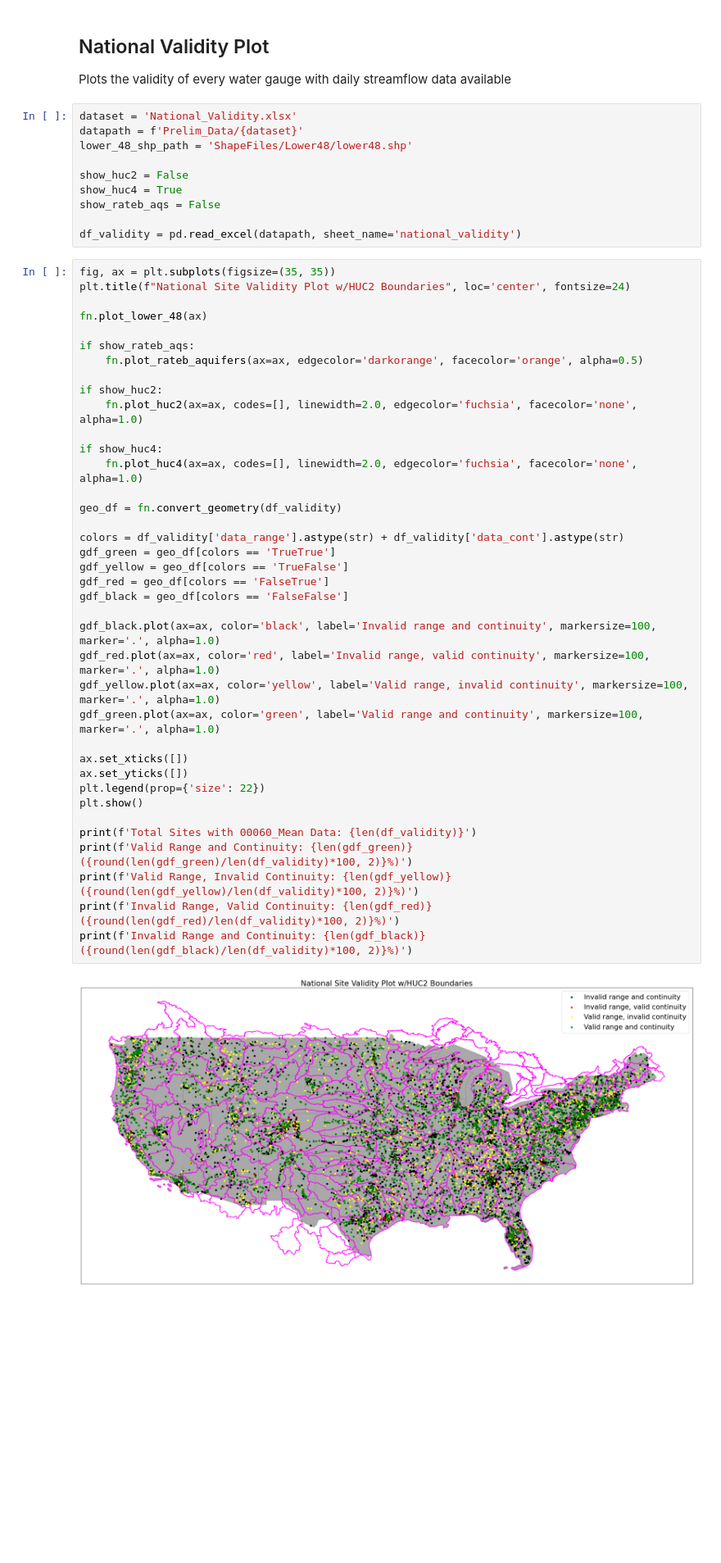
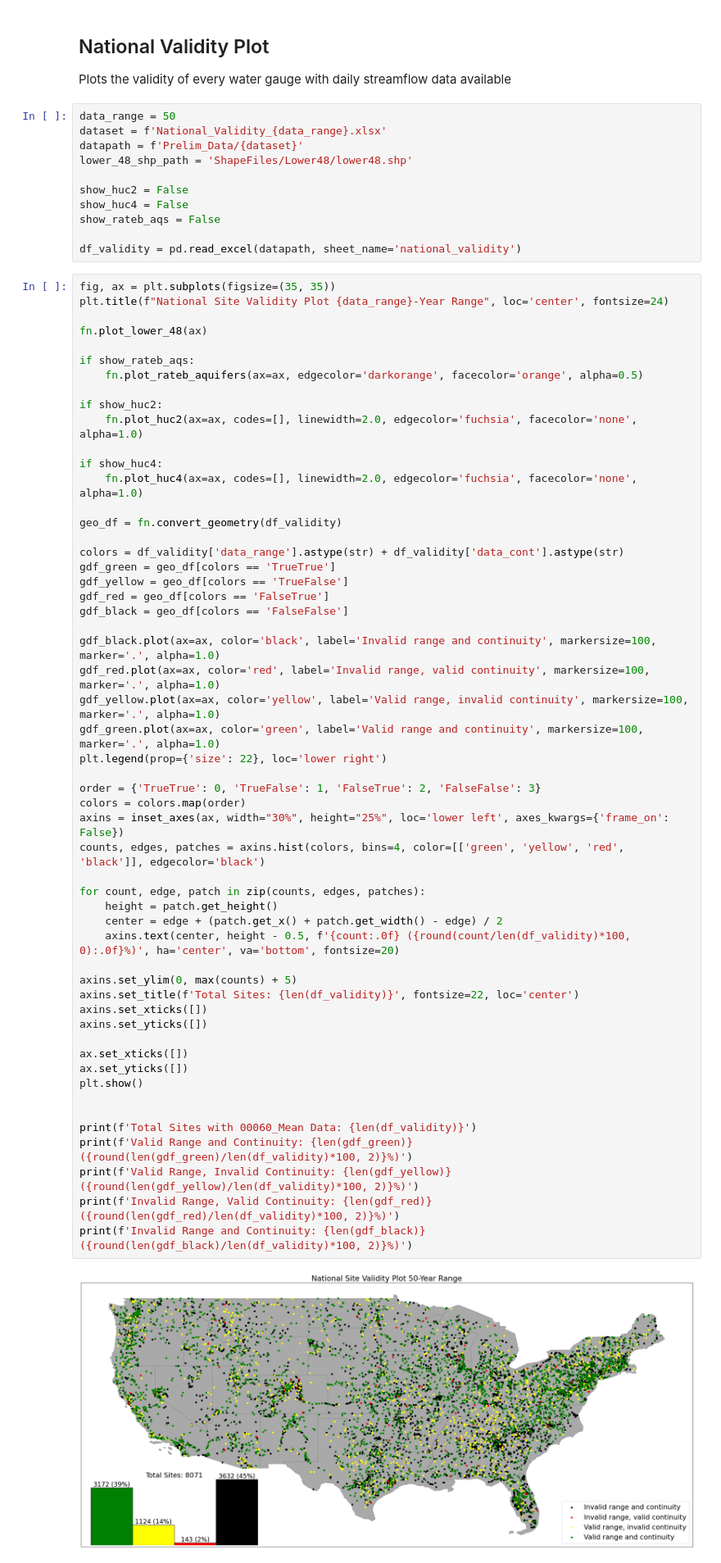
Before and after one commit to AlekWithK/DahlkeLab_LAWR, a Jupyter notebook: aquifer_plotting.ipynb, the cells around one changed output. Shown at 82% size. Cells and saved outputs as stored; diff of their text form; blank space fills up the shorter version.

```diff
--- a/aquifer_plotting.ipynb
+++ b/aquifer_plotting.ipynb
@@ -218,18 +222,19 @@ if save_img:
 ## National Validity Plot
 Plots the validity of every water gauge with daily streamflow data available
 # %%
-dataset = 'National_Validity.xlsx'
+data_range = 50
+dataset = f'National_Validity_{data_range}.xlsx'
 datapath = f'Prelim_Data/{dataset}'
 lower_48_shp_path = 'ShapeFiles/Lower48/lower48.shp'
 
 show_huc2 = False
-show_huc4 = True
+show_huc4 = False
 show_rateb_aqs = False
 
 df_validity = pd.read_excel(datapath, sheet_name='national_validity')
 # %%
 fig, ax = plt.subplots(figsize=(35, 35))
-plt.title(f"National Site Validity Plot w/HUC2 Boundaries", loc='center', fontsize=24)
+plt.title(f"National Site Validity Plot {data_range}-Year Range", loc='center', fontsize=24)
 
 fn.plot_lower_48(ax)
 
@@ -238,32 +243,48 @@ if show_rateb_aqs:
 
 if show_huc2:
     fn.plot_huc2(ax=ax, codes=[], linewidth=2.0, edgecolor='fuchsia', facecolor='none', alpha=1.0)
 
 if show_huc4:
     fn.plot_huc4(ax=ax, codes=[], linewidth=2.0, edgecolor='fuchsia', facecolor='none', alpha=1.0)
 
 geo_df = fn.convert_geometry(df_validity)
 
 colors = df_validity['data_range'].astype(str) + df_validity['data_cont'].astype(str)
 gdf_green = geo_df[colors == 'TrueTrue']
 gdf_yellow = geo_df[colors == 'TrueFalse']
 gdf_red = geo_df[colors == 'FalseTrue']
 gdf_black = geo_df[colors == 'FalseFalse']
 
 gdf_black.plot(ax=ax, color='black', label='Invalid range and continuity', markersize=100, marker='.', alpha=1.0)
 gdf_red.plot(ax=ax, color='red', label='Invalid range, valid continuity', markersize=100, marker='.', alpha=1.0)
 gdf_yellow.plot(ax=ax, color='yellow', label='Valid range, invalid continuity', markersize=100, marker='.', alpha=1.0)
 gdf_green.plot(ax=ax, color='green', label='Valid range and continuity', markersize=100, marker='.', alpha=1.0)
+plt.legend(prop={'size': 22}, loc='lower right')
+
+order = {'TrueTrue': 0, 'TrueFalse': 1, 'FalseTrue': 2, 'FalseFalse': 3}
+colors = colors.map(order)
+axins = inset_axes(ax, width="30%", height="25%", loc='lower left', axes_kwargs={'frame_on': False})
+counts, edges, patches = axins.hist(colors, bins=4, color=[['green', 'yellow', 'red', 'black']], edgecolor='black')
+
+for count, edge, patch in zip(counts, edges, patches):
+    height = patch.get_height()
+    center = edge + (patch.get_x() + patch.get_width() - edge) / 2
+    axins.text(center, height - 0.5, f'{count:.0f} ({round(count/len(df_validity)*100, 0):.0f}%)', ha='center', va='bottom', fontsize=20)
+
+axins.set_ylim(0, max(counts) + 5)
+axins.set_title(f'Total Sites: {len(df_validity)}', fontsize=22, loc='center')
+axins.set_xticks([])
+axins.set_yticks([])
 
 ax.set_xticks([])
 ax.set_yticks([])
-plt.legend(prop={'size': 22})
 plt.show()
+
 
 print(f'Total Sites with 00060_Mean Data: {len(df_validity)}')
 print(f'Valid Range and Continuity: {len(gdf_green)} ({round(len(gdf_green)/len(df_validity)*100, 2)}%)')
 print(f'Valid Range, Invalid Continuity: {len(gdf_yellow)} ({round(len(gdf_yellow)/len(df_validity)*100, 2)}%)')
 print(f'Invalid Range, Valid Continuity: {len(gdf_red)} ({round(len(gdf_red)/len(df_validity)*100, 2)}%)')
 print(f'Invalid Range and Continuity: {len(gdf_black)} ({round(len(gdf_black)/len(df_validity)*100, 2)}%)')
 # %% [output]
-[figure, old version]
+[figure, new version]
```
Also changed, not shown: parts of 6 cells of this notebook, 22 other files.
